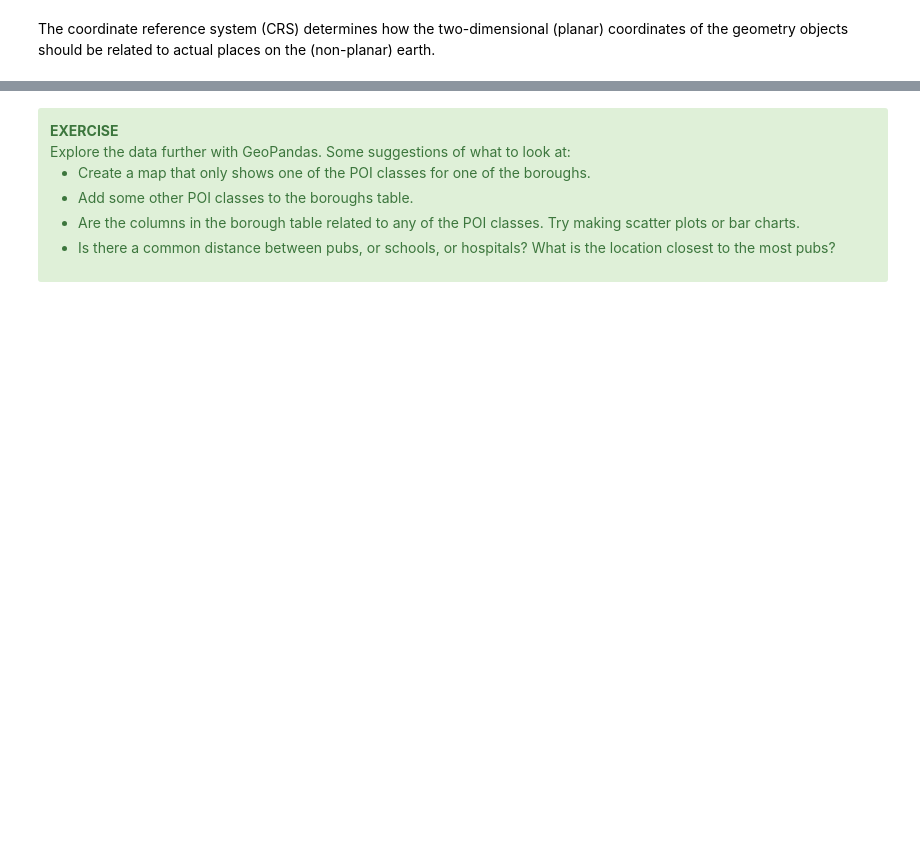
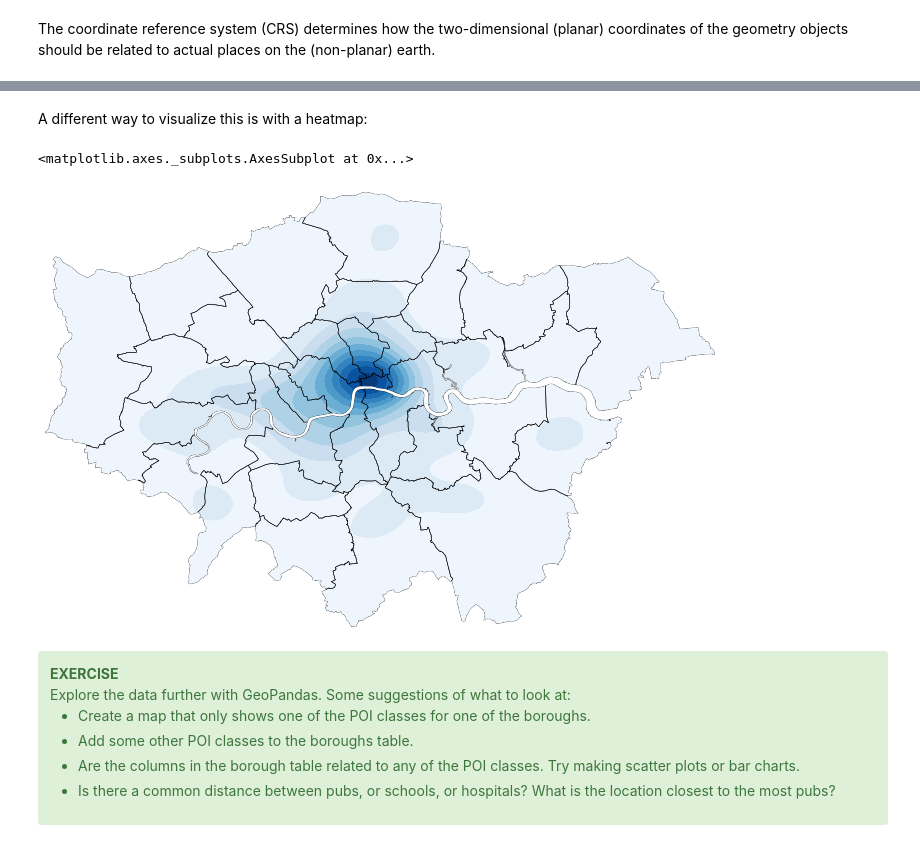
Before and after one commit to monocilindro/foss4g-geopandas, a Jupyter notebook: notebooks/2-geopandas-workshop.ipynb, the cells around one changed output, grey strips where cells are left out. Drawn from its saved outputs; the diff is of its cells as text; code cells hidden in the pictures; blank space fills up the shorter version.

```diff
--- a/notebooks/2-geopandas-workshop.ipynb
+++ b/notebooks/2-geopandas-workshop.ipynb
@@ -546,3 +595,16 @@ boroughs5.plot(column='pub',cmap='Blues',legend=True);
+# %% [markdown]
+A different way to visualize this is with a heatmap:
+# %%
+import geoplot
+[fig,ax] = plt.subplots(1, figsize=(12, 8))
+
+geoplot.kdeplot(
+    pubs, clip=boroughs.geometry, n_levels=10, shade_lowest=True,
+    shade=True, cmap='Blues', ax=ax)
+geoplot.polyplot(boroughs, ax=ax, alpha=1, edgecolor='black', linewidth=0.5)
+# %% [output]
+<matplotlib.axes._subplots.AxesSubplot at 0x...>
+[figure, added]
 # %% [markdown]
 <div class="alert alert-success">
  <b>EXERCISE</b> <br/>
```
Also changed, not shown: parts of 25 cells of this notebook, 4 other files.
